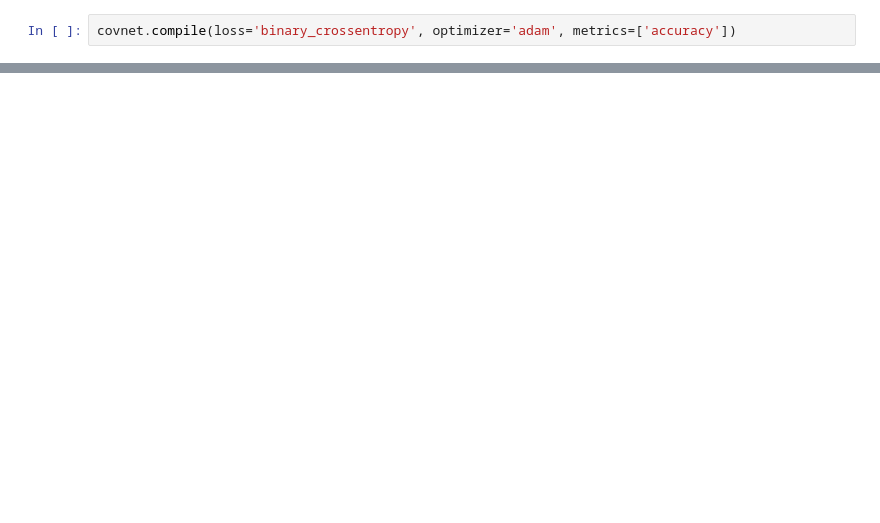
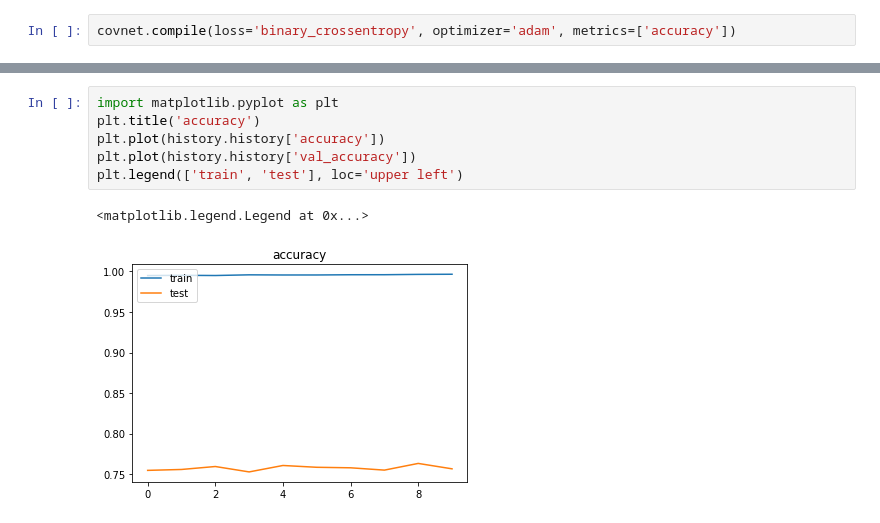
Before and after one commit to maedeamooshahi/datamining-6-7, a Jupyter notebook: Untitled27.ipynb, the cells around one changed output, grey strips where cells are left out. Saved outputs shown, nothing was run; the diff lists cells and outputs as text; blank space fills up the shorter version.

```diff
--- a/Untitled27.ipynb
+++ b/Untitled27.ipynb
@@ -174,0 +202,9 @@ NameError: ignored
+# %%
+import matplotlib.pyplot as plt
+plt.title('accuracy')
+plt.plot(history.history['accuracy'])
+plt.plot(history.history['val_accuracy'])
+plt.legend(['train', 'test'], loc='upper left')
+# %% [output]
+<matplotlib.legend.Legend at 0x...>
+[figure, added]
```
Also changed, not shown: parts of 14 cells of this notebook.
